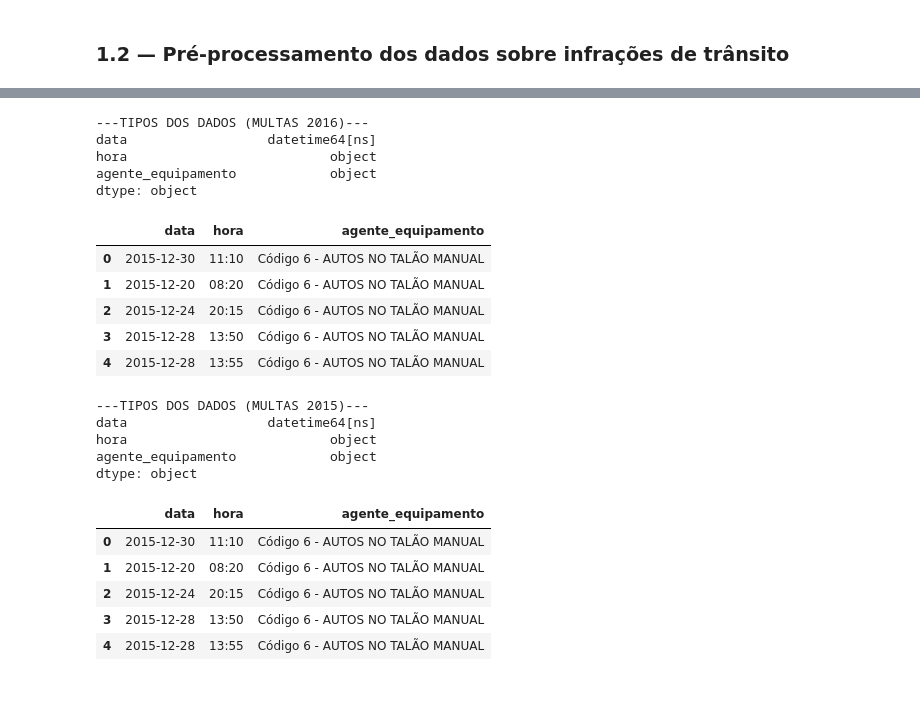
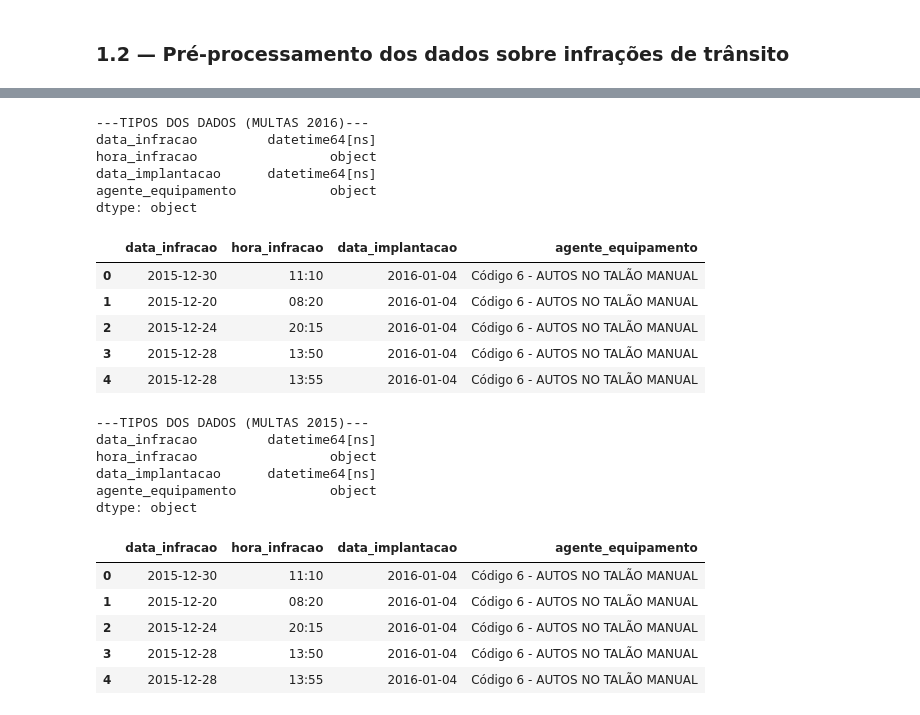
Before and after one commit to if1015-datascience-ufpe/projeto-2017-1-datascienceteam, a Jupyter notebook: 01_pre-processamento.ipynb, the cells around one changed output, grey strips where cells are left out. Drawn from its saved outputs; the diff is of its cells as text; code cells hidden in the pictures.

```diff
--- a/01_pre-processamento.ipynb
+++ b/01_pre-processamento.ipynb
@@ -205,13 +209,13 @@ DATASET BRUTO - INFRAÇÕES DE TRÂNSITO EM RECIFE/2015
 | 4 | 2015/10/26 00:00:00.000 | 09:10:00 | 2015/11/03 00:00:00.000 | Código 6 - AUTOS NO TALÃO MANUAL | 7366 | Dirigir o veículo utilizando-se d... | ... |
 # %%
 # Excluindo colunas irrelevantes para o projeto
-multas2016.drop(['dataimplantacao','infracao','descricaoinfracao','amparolegal','localcometimento','Unnamed: 8'],
+multas2016.drop(['infracao','descricaoinfracao','amparolegal','localcometimento','Unnamed: 8'],
                 axis=1, inplace=True)
-multas2016.columns = ['data','hora','agente_equipamento']
+multas2016.columns = ['data_infracao','hora_infracao','data_implantacao','agente_equipamento']
 
-multas2015.drop(['dataimplantacao','infracao','descricaoinfracao','amparolegal','localcometimento'],
+multas2015.drop(['infracao','descricaoinfracao','amparolegal','localcometimento'],
                 axis=1, inplace=True)
-multas2015.columns = ['data','hora','agente_equipamento']
+multas2015.columns = ['data_infracao','hora_infracao','data_implantacao','agente_equipamento']
 
 print('DATASET LIMPO - INFRAÇÕES DE TRÂNSITO EM RECIFE/2016')
 display(multas2016.head())
@@ -236,40 +240,45 @@ DATASET LIMPO - INFRAÇÕES DE TRÂNSITO EM RECIFE/2015
 # %%
-# Convertendo coluna data para o tipo datetime
-multas2016.data = pd.to_datetime(multas2016.data, format="%d/%m/%Y")
-multas2015.data = multas2015.data.apply(lambda x: x.split(' ')[0])
-multas2015.data = pd.to_datetime(multas2015.data, format="%Y/%m/%d")
+# Convertendo colunas data_infracao e data_implantacao para o tipo datetime
+multas2016['data_infracao'] = pd.to_datetime(multas2016['data_infracao'], format="%d/%m/%Y")
+multas2016['data_implantacao'] = pd.to_datetime(multas2016['data_implantacao'], format="%d/%m/%Y")
+multas2015['data_infracao'] = multas2015['data_infracao'].apply(lambda x: x.split(' ')[0])
+multas2015['data_infracao'] = pd.to_datetime(multas2015['data_infracao'], format="%Y/%m/%d")
+multas2015['data_implantacao'] = multas2015['data_implantacao'].apply(lambda x: x.split(' ')[0])
+multas2015['data_implantacao'] = pd.to_datetime(multas2015['data_implantacao'], format="%Y/%m/%d")
 
-# Ajustando padrão na coluna hora (hh:mm)
-multas2016['hora'] = multas2016['hora'].apply(lambda x: x[0:5])
-multas2015['hora'] = multas2015['hora'].apply(lambda x: x[0:5])
+# Ajustando padrão na coluna hora_infracao (hh:mm)
+multas2016['hora_infracao'] = multas2016['hora_infracao'].apply(lambda x: x[0:5])
+multas2015['hora_infracao'] = multas2015['hora_infracao'].apply(lambda x: x[0:5])
 
 print('---TIPOS DOS DADOS (MULTAS 2016)---')
 print(multas2016.dtypes)
 display(multas2016.head())
 print(' ')
 print('---TIPOS DOS DADOS (MULTAS 2015)---')
 print(multas2015.dtypes)
 display(multas2016.head())
 # %% [output]
 ---TIPOS DOS DADOS (MULTAS 2016)---
-data                  datetime64[ns]
-hora                          object
+data_infracao         datetime64[ns]
+hora_infracao                 object
+data_implantacao      datetime64[ns]
 agente_equipamento            object
 dtype: object
-|  | data | hora | agente_equipamento |
-| 0 | 2015-12-30 | 11:10 | Código 6 - AUTOS NO TALÃO MANUAL |
-| 1 | 2015-12-20 | 08:20 | Código 6 - AUTOS NO TALÃO MANUAL |
-| 2 | 2015-12-24 | 20:15 | Código 6 - AUTOS NO TALÃO MANUAL |
-| 3 | 2015-12-28 | 13:50 | Código 6 - AUTOS NO TALÃO MANUAL |
-| 4 | 2015-12-28 | 13:55 | Código 6 - AUTOS NO TALÃO MANUAL |
+|  | data_infracao | hora_infracao | data_implantacao | agente_equipamento |
+| 0 | 2015-12-30 | 11:10 | 2016-01-04 | Código 6 - AUTOS NO TALÃO MANUAL |
+| 1 | 2015-12-20 | 08:20 | 2016-01-04 | Código 6 - AUTOS NO TALÃO MANUAL |
+| 2 | 2015-12-24 | 20:15 | 2016-01-04 | Código 6 - AUTOS NO TALÃO MANUAL |
+| 3 | 2015-12-28 | 13:50 | 2016-01-04 | Código 6 - AUTOS NO TALÃO MANUAL |
+| 4 | 2015-12-28 | 13:55 | 2016-01-04 | Código 6 - AUTOS NO TALÃO MANUAL |
 ---TIPOS DOS DADOS (MULTAS 2015)---
-data                  datetime64[ns]
-hora                          object
+data_infracao         datetime64[ns]
+hora_infracao                 object
+data_implantacao      datetime64[ns]
 agente_equipamento            object
 dtype: object
-|  | data | hora | agente_equipamento |
-| 0 | 2015-12-30 | 11:10 | Código 6 - AUTOS NO TALÃO MANUAL |
-| 1 | 2015-12-20 | 08:20 | Código 6 - AUTOS NO TALÃO MANUAL |
-| 2 | 2015-12-24 | 20:15 | Código 6 - AUTOS NO TALÃO MANUAL |
-| 3 | 2015-12-28 | 13:50 | Código 6 - AUTOS NO TALÃO MANUAL |
-| 4 | 2015-12-28 | 13:55 | Código 6 - AUTOS NO TALÃO MANUAL |
+|  | data_infracao | hora_infracao | data_implantacao | agente_equipamento |
+| 0 | 2015-12-30 | 11:10 | 2016-01-04 | Código 6 - AUTOS NO TALÃO MANUAL |
+| 1 | 2015-12-20 | 08:20 | 2016-01-04 | Código 6 - AUTOS NO TALÃO MANUAL |
+| 2 | 2015-12-24 | 20:15 | 2016-01-04 | Código 6 - AUTOS NO TALÃO MANUAL |
+| 3 | 2015-12-28 | 13:50 | 2016-01-04 | Código 6 - AUTOS NO TALÃO MANUAL |
+| 4 | 2015-12-28 | 13:55 | 2016-01-04 | Código 6 - AUTOS NO TALÃO MANUAL |
```
Also changed, not shown: parts of 6 cells of this notebook, 4 other files.
